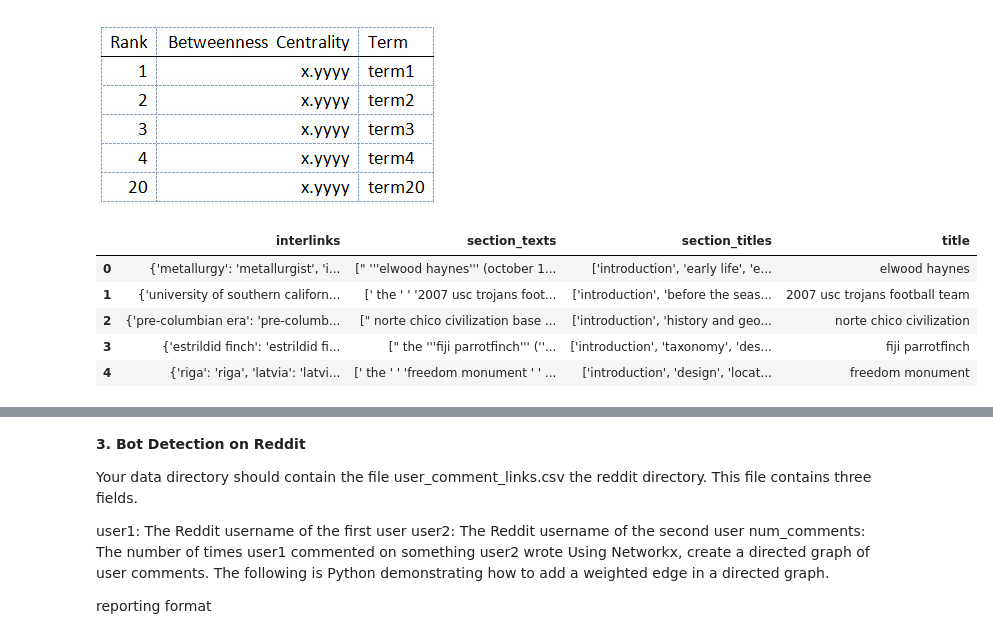
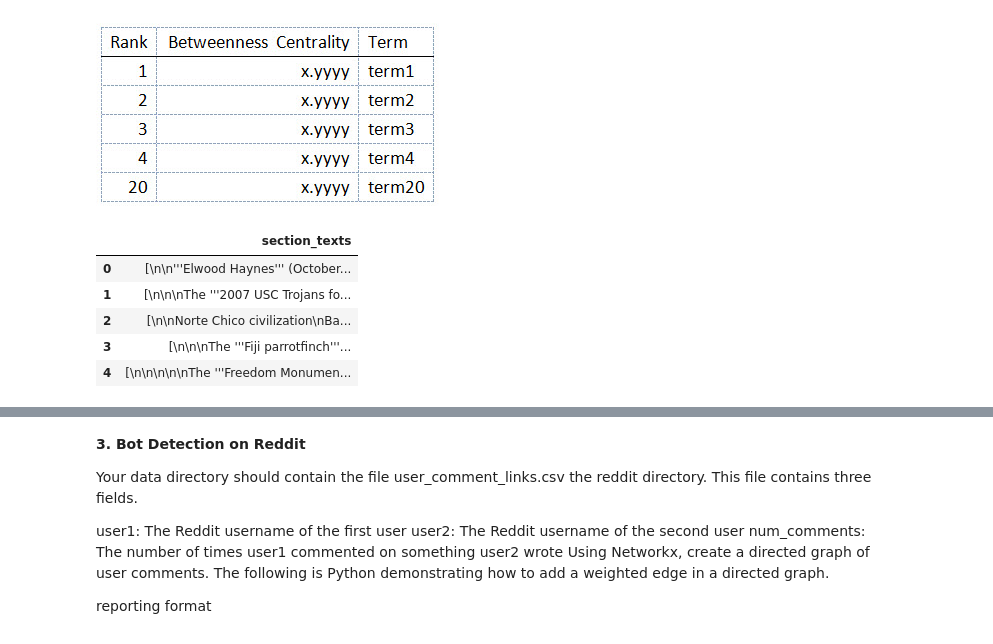
Before and after one commit to anirbanpalDSC/DSC550, a Jupyter notebook: Assignment 6.2.ipynb, the cells around one changed output, grey strips where cells are left out. Cells and saved outputs as stored; diff of their text form; code cells hidden in the pictures.

```diff
--- a/Assignment 6.2.ipynb
+++ b/Assignment 6.2.ipynb
@@ -206,33 +191,33 @@ def clean_text(df):
     pat = re.compile(f'[{punc}]')
 
     # Change text to lower case
-    df = df.apply(lambda x: x.astype(str).str.lower())
+    #df = df.apply(lambda x: x.astype(str).str.lower())
 
     # Remove punctuation
-    #df = df.replace(pat, '')
+    df = df.replace(pat, '')
 
     # Replace newline
-    df = df.replace(r'\\n',' ', regex=True).replace(r'\\',' ', regex=True)
+    df = df.replace(r'\\n',' ', regex=True)
+    df = df.replace(r'\\',' ', regex=True)
 
     return df
 # %%
 # Read the data in
 dirdata = 'data/wikipedia/featured-articles'
 
 # Having provision to load multiple files but using just 1 file for now
 files = ['featured-articles_011.jsonl']
 
 # Read files, clean and store as data frame
 article = clean_text(read_files(dirdata, files[0]))
 
-#article = pd.DataFrame(article['interlinks']).replace(['{',"'"],['',''], regex=True)
+article = pd.DataFrame(article['section_texts']).replace(['{',"'"],['',''], regex=True)
 
 article.head()
-#article.str.split(pat = ":")
 # %% [output]
-|  | interlinks | section_texts | section_titles | title |
-| 0 | {'metallurgy': 'metallurgist', 'i... | [" '''elwood haynes''' (october 1... | ['introduction', 'early life', 'e... | elwood haynes |
-| 1 | {'university of southern californ... | [' the ' ' '2007 usc trojans foot... | ['introduction', 'before the seas... | 2007 usc trojans football team |
-| 2 | {'pre-columbian era': 'pre-columb... | [" norte chico civilization base ... | ['introduction', 'history and geo... | norte chico civilization |
-| 3 | {'estrildid finch': 'estrildid fi... | [" the '''fiji parrotfinch''' (''... | ['introduction', 'taxonomy', 'des... | fiji parrotfinch |
-| 4 | {'riga': 'riga', 'latvia': 'latvi... | [' the ' ' 'freedom monument ' ' ... | ['introduction', 'design', 'locat... | freedom monument |
+|  | section_texts |
+| 0 | [\n\n'''Elwood Haynes''' (October... |
+| 1 | [\n\n\nThe '''2007 USC Trojans fo... |
+| 2 | [\n\nNorte Chico civilization\nBa... |
+| 3 | [\n\n\nThe '''Fiji parrotfinch'''... |
+| 4 | [\n\n\n\n\nThe '''Freedom Monumen... |
```
Also changed, not shown: parts of 11 cells of this notebook.
